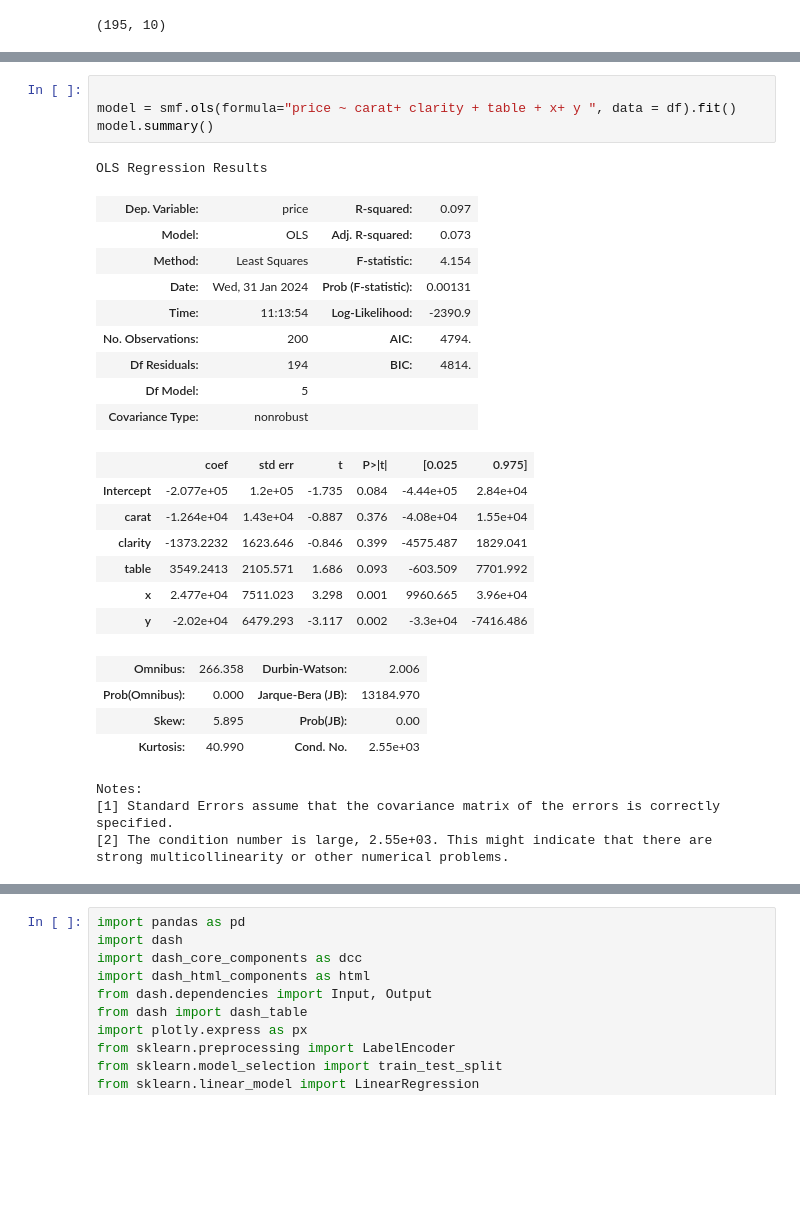
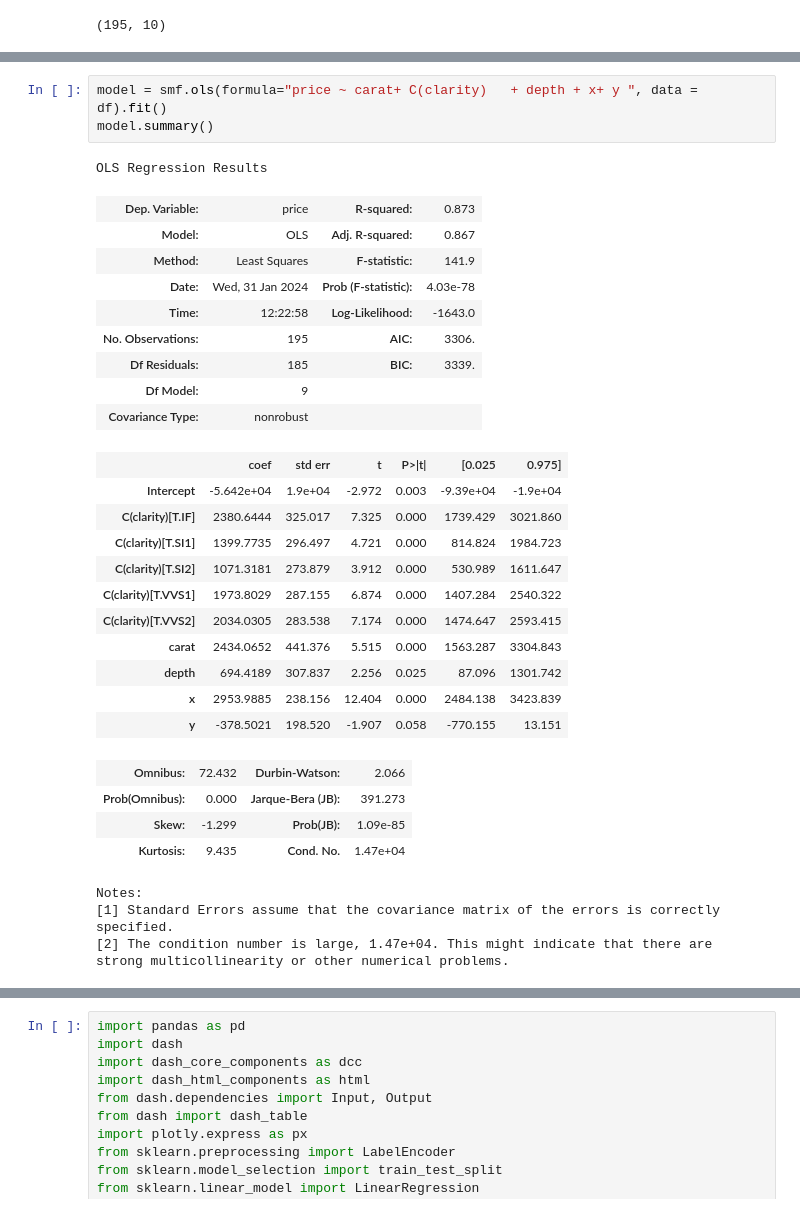
Before and after one commit to karolsobotka/PAD, a Jupyter notebook: messy_data_proj/etap_tworzenia_modelu_regresji.ipynb, the cells around one changed output, grey strips where cells are left out. Cells and saved outputs as stored; diff of their text form; blank space fills up the shorter version.

```diff
--- a/messy_data_proj/etap_tworzenia_modelu_regresji.ipynb
+++ b/messy_data_proj/etap_tworzenia_modelu_regresji.ipynb
@@ -214,31 +170,34 @@ Notes:
 strong multicollinearity or other numerical problems.
 # %%
-
-model = smf.ols(formula="price ~ carat+ clarity + table + x+ y ", data = df).fit()
+model = smf.ols(formula="price ~ carat+ C(clarity)   + depth + x+ y ", data = df).fit()
 model.summary()
 # %% [output]
 OLS Regression Results
-| Dep. Variable: | price | R-squared: | 0.097 |
-| Model: | OLS | Adj. R-squared: | 0.073 |
-| Method: | Least Squares | F-statistic: | 4.154 |
-| Date: | Wed, 31 Jan 2024 | Prob (F-statistic): | 0.00131 |
-| Time: | 11:13:54 | Log-Likelihood: | -2390.9 |
-| No. Observations: | 200 | AIC: | 4794. |
-| Df Residuals: | 194 | BIC: | 4814. |
-| Df Model: | 5 |  |  |
+| Dep. Variable: | price | R-squared: | 0.873 |
+| Model: | OLS | Adj. R-squared: | 0.867 |
+| Method: | Least Squares | F-statistic: | 141.9 |
+| Date: | Wed, 31 Jan 2024 | Prob (F-statistic): | 4.03e-78 |
+| Time: | 12:22:58 | Log-Likelihood: | -1643.0 |
+| No. Observations: | 195 | AIC: | 3306. |
+| Df Residuals: | 185 | BIC: | 3339. |
+| Df Model: | 9 |  |  |
 | Covariance Type: | nonrobust |  |  |
 |  | coef | std err | t | P>|t| | [0.025 | 0.975] |
-| Intercept | -2.077e+05 | 1.2e+05 | -1.735 | 0.084 | -4.44e+05 | 2.84e+04 |
-| carat | -1.264e+04 | 1.43e+04 | -0.887 | 0.376 | -4.08e+04 | 1.55e+04 |
-| clarity | -1373.2232 | 1623.646 | -0.846 | 0.399 | -4575.487 | 1829.041 |
-| table | 3549.2413 | 2105.571 | 1.686 | 0.093 | -603.509 | 7701.992 |
-| x | 2.477e+04 | 7511.023 | 3.298 | 0.001 | 9960.665 | 3.96e+04 |
-| y | -2.02e+04 | 6479.293 | -3.117 | 0.002 | -3.3e+04 | -7416.486 |
+| Intercept | -5.642e+04 | 1.9e+04 | -2.972 | 0.003 | -9.39e+04 | -1.9e+04 |
+| C(clarity)[T.IF] | 2380.6444 | 325.017 | 7.325 | 0.000 | 1739.429 | 3021.860 |
+| C(clarity)[T.SI1] | 1399.7735 | 296.497 | 4.721 | 0.000 | 814.824 | 1984.723 |
+| C(clarity)[T.SI2] | 1071.3181 | 273.879 | 3.912 | 0.000 | 530.989 | 1611.647 |
+| C(clarity)[T.VVS1] | 1973.8029 | 287.155 | 6.874 | 0.000 | 1407.284 | 2540.322 |
+| C(clarity)[T.VVS2] | 2034.0305 | 283.538 | 7.174 | 0.000 | 1474.647 | 2593.415 |
+| carat | 2434.0652 | 441.376 | 5.515 | 0.000 | 1563.287 | 3304.843 |
+| depth | 694.4189 | 307.837 | 2.256 | 0.025 | 87.096 | 1301.742 |
+| x | 2953.9885 | 238.156 | 12.404 | 0.000 | 2484.138 | 3423.839 |
+| y | -378.5021 | 198.520 | -1.907 | 0.058 | -770.155 | 13.151 |
-| Omnibus: | 266.358 | Durbin-Watson: | 2.006 |
-| Prob(Omnibus): | 0.000 | Jarque-Bera (JB): | 13184.970 |
-| Skew: | 5.895 | Prob(JB): | 0.00 |
-| Kurtosis: | 40.990 | Cond. No. | 2.55e+03 |
+| Omnibus: | 72.432 | Durbin-Watson: | 2.066 |
+| Prob(Omnibus): | 0.000 | Jarque-Bera (JB): | 391.273 |
+| Skew: | -1.299 | Prob(JB): | 1.09e-85 |
+| Kurtosis: | 9.435 | Cond. No. | 1.47e+04 |
 Notes:
 [1] Standard Errors assume that the covariance matrix of the errors is correctly specified.
-[2] The condition number is large, 2.55e+03. This might indicate that there are
+[2] The condition number is large, 1.47e+04. This might indicate that there are
 strong multicollinearity or other numerical problems.
```
Also changed, not shown: parts of 13 cells of this notebook, 1 other file.
